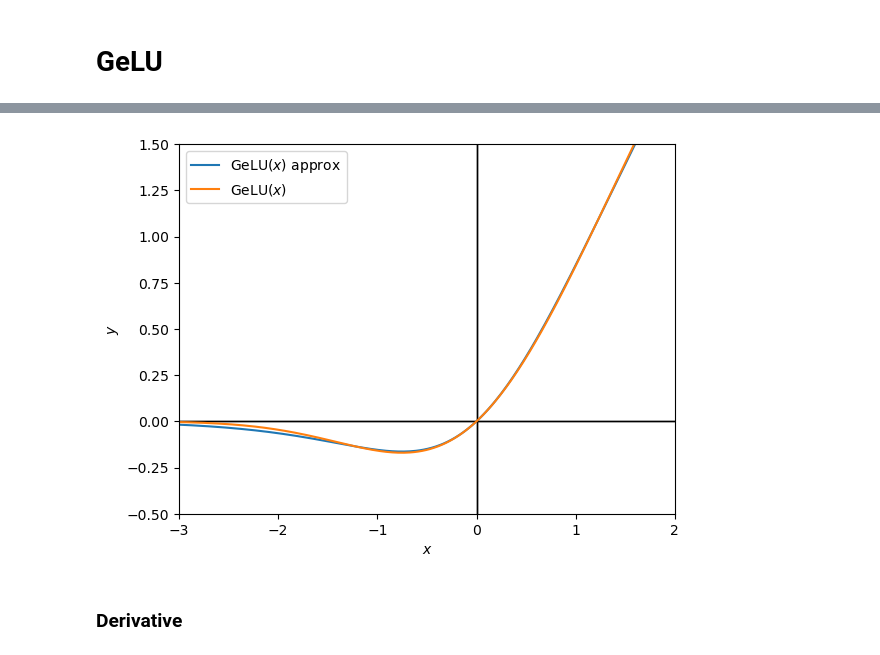
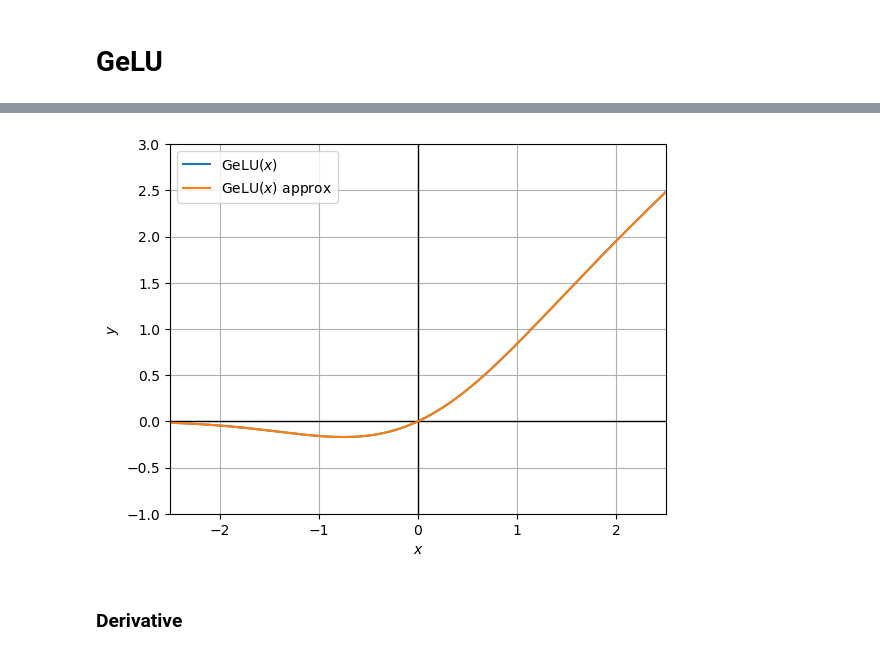
Before and after one commit to DanielZhicool/Deep-Learning, a Jupyter notebook: Lab_1.ipynb, the cells around one changed output, grey strips where cells are left out. Cells and saved outputs as stored; diff of their text form; code cells hidden in the pictures.

```diff
--- a/Lab_1.ipynb
+++ b/Lab_1.ipynb
@@ -222,4 +221,7 @@ gelu(X)
 # %%
-def gelu_approx(x: np.ndarray):
-    return x / (1 + np.exp(-1.702*x))
+# def gelu_approx(x: np.ndarray):
+#     return x / (1 + np.exp(-1.702*x))
+# %%
+def gelu_approx(x: np.ndarray):
+    return 0.5 * x * (1 + np.tanh(np.sqrt(2/np.pi) * (x + 0.044715 * x ** 3)))
 # %%
@@ -233,7 +232,7 @@ gelu_approx(X)
-# %%
-Plot(x, gelu_approx(x), "GeLU$(x)$ approx", xlim=[-3, 2], ylim=[-0.5, 1.5])
-Plot(x, gelu(x), "GeLU$(x)$", xlim=[-3, 2], ylim=[-0.5, 1.5])
-# %% [output]
-[figure, removed]
+# %%
+plt.plot(x, gelu(x), label="GeLU$(x)$")
+Plot(x, gelu_approx(x), "GeLU$(x)$ approx", xlim=[-2.5, 2.5], ylim=[-1, 3])
+# %% [output]
+[figure, added]
 # %% [markdown]
 ### Derivative
```
Also changed, not shown: parts of 15 cells of this notebook.
